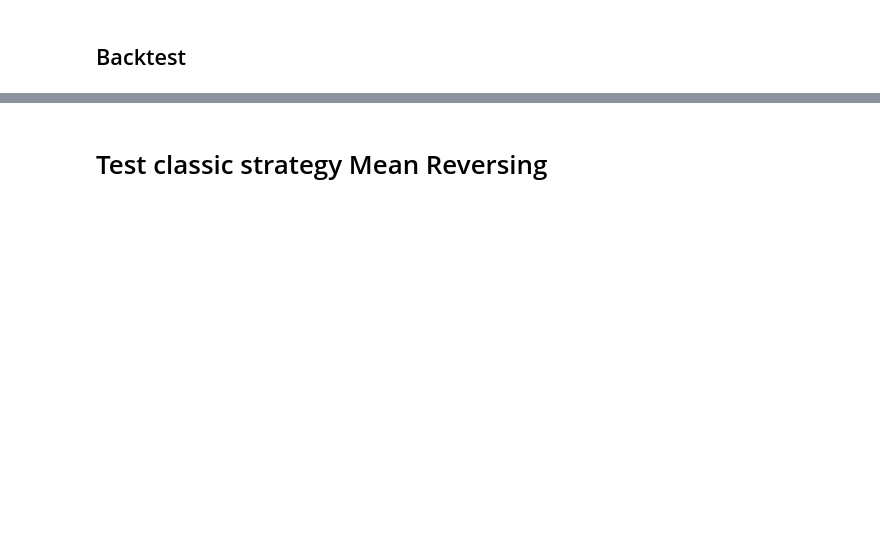
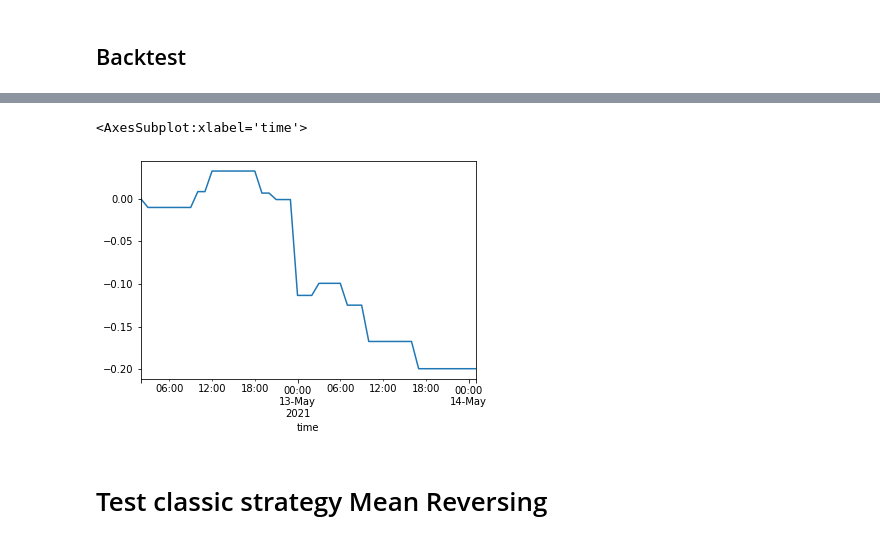
Before and after one commit to sergio12S/mean-reversing-bitcoin, a Jupyter notebook: strategies/settings.ipynb, the cells around one changed output, grey strips where cells are left out. Cells and saved outputs as stored; diff of their text form; code cells hidden in the pictures; blank space fills up the shorter version.

```diff
--- a/strategies/settings.ipynb
+++ b/strategies/settings.ipynb
@@ -88,5 +88,8 @@ Name: signal, dtype: float64
 # %%
-backtest_data.last('30D')['return'].cumsum().plot() # 1D, 1M, 1W, 5Min,
+backtest_data.last('2D')['return'].cumsum().plot() # 1D, 1M, 1W, 5Min,
+# %% [output]
+<AxesSubplot:xlabel='time'>
+[figure, added]
 # %% [markdown]
 # Test classic strategy Mean Reversing
 # %%
```
Also changed, not shown: parts of 7 cells of this notebook, 7 other files.
